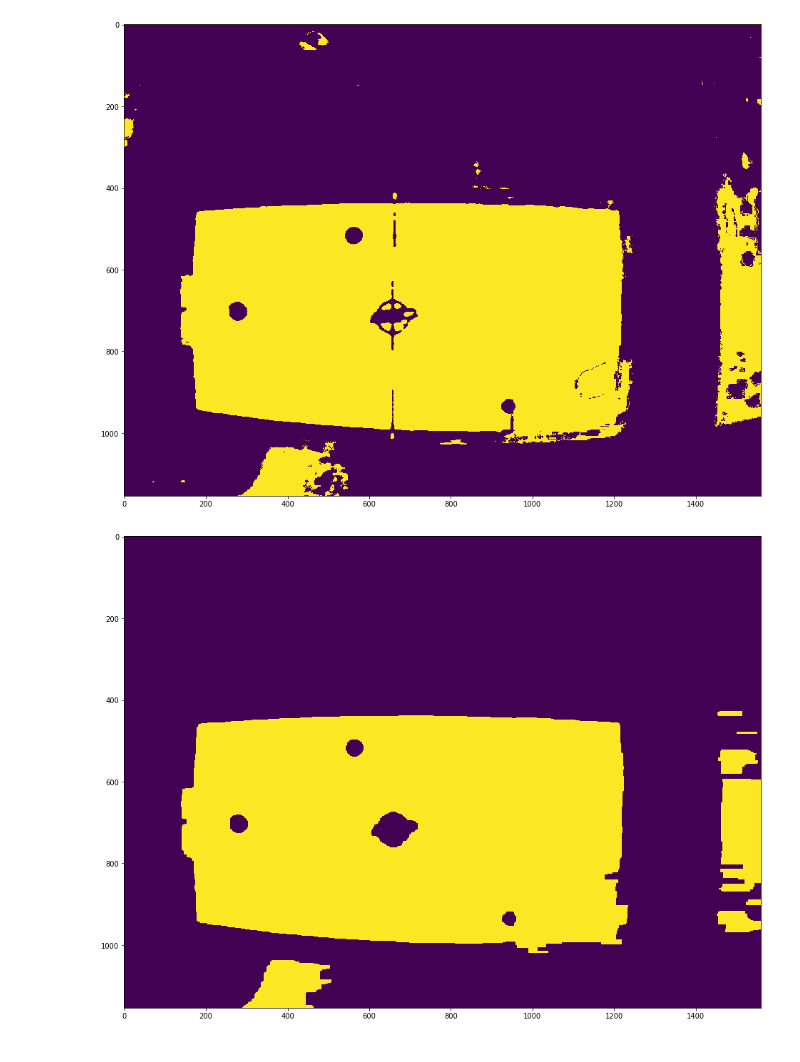
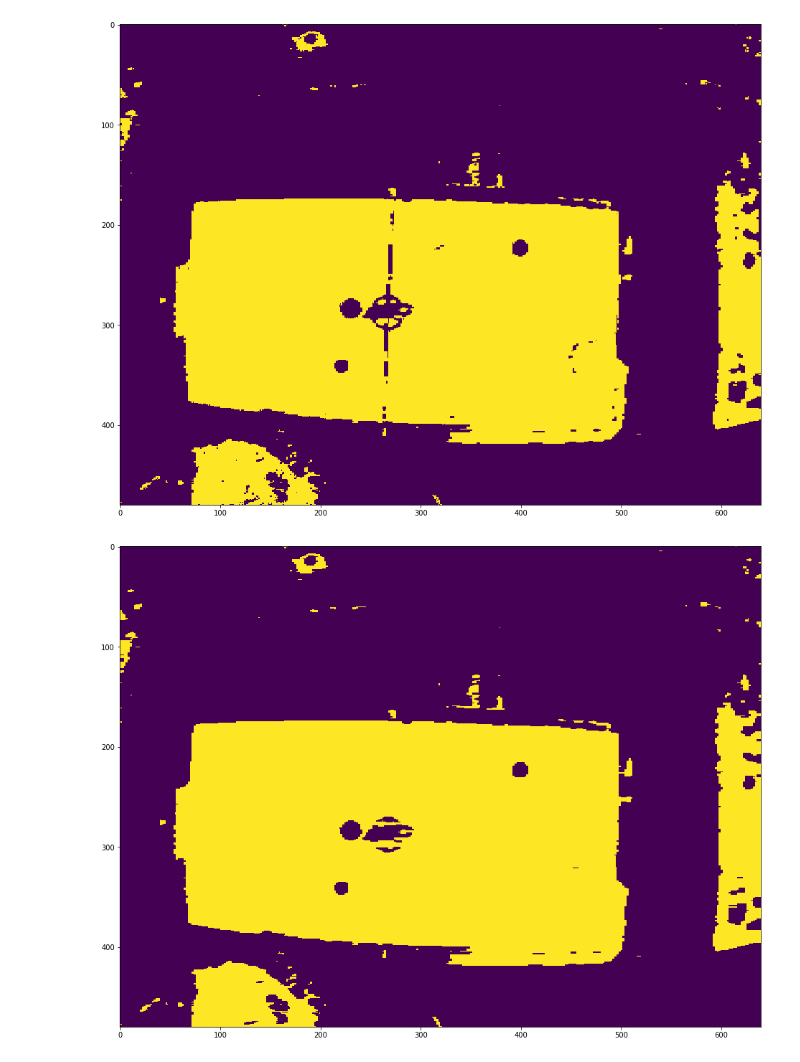
Before and after one commit to Positronic-IO/air-hockey, a Jupyter notebook: notebooks/Find the Pieces.ipynb, the cells around one changed output. Drawn from its saved outputs; the diff is of its cells as text; code cells hidden in the pictures.

```diff
--- a/notebooks/Find the Pieces.ipynb
+++ b/notebooks/Find the Pieces.ipynb
@@ -13,5 +13,5 @@ def show_img(image):
     plt.figure(figsize=(16,16))
     plt.imshow(image)
 # %%
-path = r'overhead-science.png'
+path = r'overhead-science-2.png'
 img = cv2.imread(path)
@@ -36,16 +27,16 @@ t, hue = cv2.threshold(hsv, 50, 255, cv2.THRESH_BINARY)
 hue = ~hue[:,:,0]
 show_img(hue)
 # %% [output]
-[figure, old version]
+[figure, new version]
 # %%
 ## denoise
 
-kernel = np.ones((5, 50))
+kernel = np.ones((1, 1))
 opened = cv2.morphologyEx(hue, cv2.MORPH_OPEN, kernel)
-closed = cv2.morphologyEx(opened, cv2.MORPH_CLOSE, np.ones((10,10)))
+closed = cv2.morphologyEx(opened, cv2.MORPH_CLOSE, np.ones((1,5)))
 show_img(closed)
 # %% [output]
-[figure, old version]
+[figure, new version]
 # %%
 ## edges are less work
 
```
Also changed, not shown: parts of 13 cells of this notebook, 1 other file.
